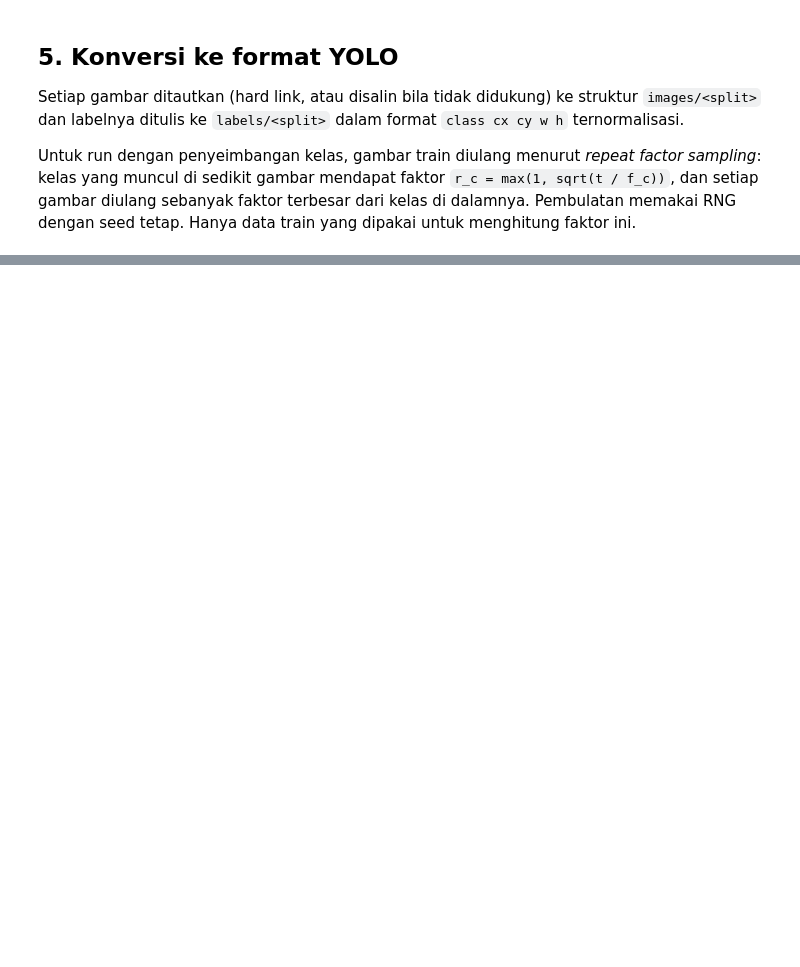
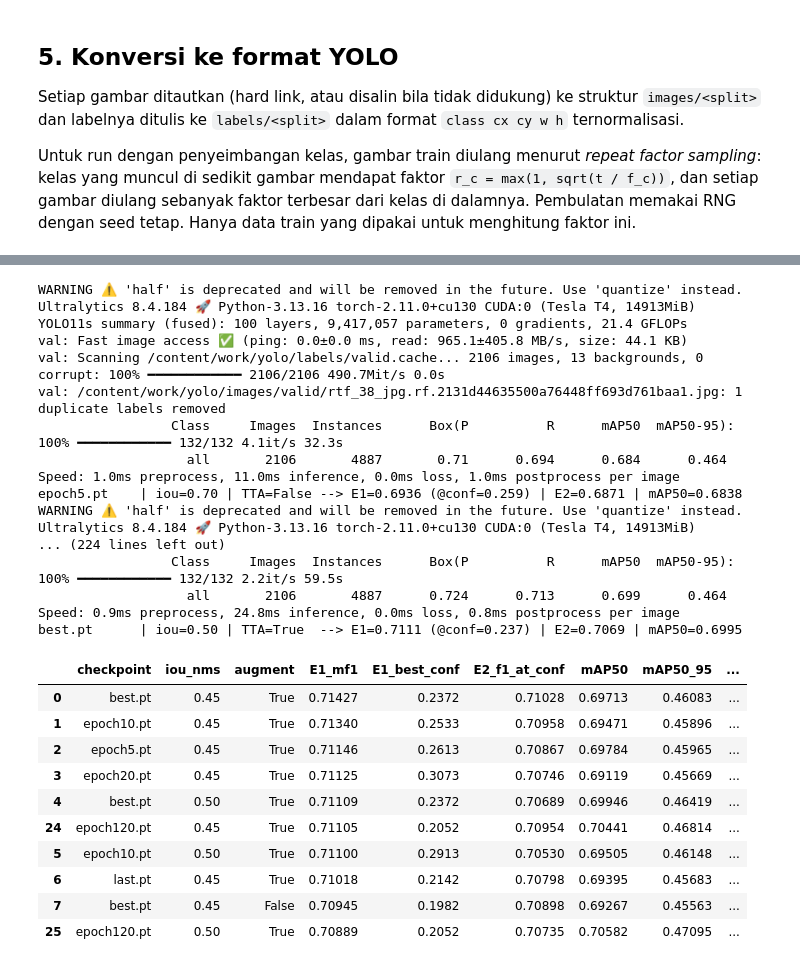
Before and after one commit to DimasPanca/telepati-agridata, a Jupyter notebook: notebooks/agridata_pipeline.ipynb, the cells around one changed output, grey strips where cells are left out. Cells and saved outputs as stored; diff of their text form; code cells hidden in the pictures; blank space fills up the shorter version.

```diff
--- a/notebooks/agridata_pipeline.ipynb
+++ b/notebooks/agridata_pipeline.ipynb
@@ -372,7 +353,7 @@ def export_split(split: str, images: pd.DataFrame, boxes: pd.DataFrame, out_root
         stem, suffix = Path(file_name).stem, Path(file_name).suffix
         for k in range((repeats or {}).get(file_name, 1)):
             name = stem if k == 0 else f"{stem}__rep{k}"
-            link_or_copy(RAW_DIR / split / file_name, image_dir / f"{name}{suffix}")
+            link_or_copy(BASE_DIR / split / file_name, image_dir / f"{name}{suffix}")
             (label_dir / f"{name}.txt").write_text(lines)
             written += 1
     return written
@@ -861,0 +581,19 @@ if MODE == "inference_only":
+# %%
+top_ckpt_name = df_eval.iloc[0]["checkpoint"]
+top_ckpt_path = weights_dir / top_ckpt_name
+print(f"Checkpoint acuan: {top_ckpt_name}\n")
+
+tuning_rows = []
+for iou_val in [0.45, 0.50, 0.55, 0.60, 0.65, 0.70, 0.75]:
+    for use_tta in [False, True]:
+        res = evaluate_checkpoint(top_ckpt_path, data_yaml_path, iou_nms=iou_val,
+                                  fixed_conf=0.235, augment=use_tta)
+        tuning_rows.append(res)
+        print(f"iou={iou_val:.2f} | TTA={str(use_tta):<5} --> "
+              f"E1={res['E1_mf1']:.4f} (@conf={res['E1_best_conf']:.3f}) | "
+              f"BrownSpot={res['F1_Brown spot']:.4f} | Blast={res['F1_Blast']:.4f} | "
+              f"mAP50={res['mAP50']:.4f}")
+
+df_tuning = pd.DataFrame(tuning_rows).sort_values("E1_mf1", ascending=False)
+df_tuning.to_csv(eval_out_dir / "A_yolo11s_s42_postproc_tuning.csv", index=False)
+df_tuning.head(5)
@@ -861,0 +719,53 @@ if MODE == "inference_only":
+# %%
+ft_weights_dir = RUNS_DIR / "A_plus_nomosaic_s42" / "weights"
+ft_ckpt_names = ["epoch5.pt", "epoch10.pt", "epoch15.pt", "epoch20.pt", "last.pt", "best.pt"]
+ft_ckpts = [ft_weights_dir / name for name in ft_ckpt_names if (ft_weights_dir / name).exists()]
+
+ft_eval_rows = []
+for ckpt in ft_ckpts:
+    for iou_val, use_tta in [(0.70, False), (0.45, False), (0.45, True), (0.50, True)]:
+        res = evaluate_checkpoint(ckpt, data_yaml_path, iou_nms=iou_val,
+                                  fixed_conf=0.205, augment=use_tta)
+        res["run_id"] = "A_plus_nomosaic_s42"
+        ft_eval_rows.append(res)
+        print(f"{res['checkpoint']:<12} | iou={iou_val:.2f} | TTA={str(use_tta):<5} --> "
+              f"E1={res['E1_mf1']:.4f} (@conf={res['E1_best_conf']:.3f}) | "
+              f"E2={res['E2_f1_at_conf']:.4f} | mAP50={res['mAP50']:.4f}")
+
+df_ft_eval = pd.DataFrame(ft_eval_rows).sort_values("E1_mf1", ascending=False)
+df_ft_eval.to_csv(eval_out_dir / "A_plus_nomosaic_s42_valid_checkpoints.csv", index=False)
+
+df_run_a = pd.read_csv(eval_out_dir / "A_yolo11s_s42_postproc_tuning.csv")
+df_run_a["run_id"] = "A_yolo11s_s42"
+df_combined = pd.concat([df_ft_eval, df_run_a], ignore_index=True).sort_values("E1_mf1", ascending=False)
+df_combined.to_csv(eval_out_dir / "checkpoint_eval_valid.csv", index=False)
+df_combined.head(10)
+# %% [output]
+WARNING ⚠️ 'half' is deprecated and will be removed in the future. Use 'quantize' instead.
+Ultralytics 8.4.184 🚀 Python-3.13.16 torch-2.11.0+cu130 CUDA:0 (Tesla T4, 14913MiB)
+YOLO11s summary (fused): 100 layers, 9,417,057 parameters, 0 gradients, 21.4 GFLOPs
+val: Fast image access ✅ (ping: 0.0±0.0 ms, read: 965.1±405.8 MB/s, size: 44.1 KB)
+val: Scanning /content/work/yolo/labels/valid.cache... 2106 images, 13 backgrounds, 0 corrupt: 100% ━━━━━━━━━━━━ 2106/2106 490.7Mit/s 0.0s
+val: /content/work/yolo/images/valid/rtf_38_jpg.rf.2131d44635500a76448ff693d761baa1.jpg: 1 duplicate labels removed
+                 Class     Images  Instances      Box(P          R      mAP50  mAP50-95): 100% ━━━━━━━━━━━━ 132/132 4.1it/s 32.3s
+                   all       2106       4887       0.71      0.694      0.684      0.464
+Speed: 1.0ms preprocess, 11.0ms inference, 0.0ms loss, 1.0ms postprocess per image
+epoch5.pt    | iou=0.70 | TTA=False --> E1=0.6936 (@conf=0.259) | E2=0.6871 | mAP50=0.6838
+WARNING ⚠️ 'half' is deprecated and will be removed in the future. Use 'quantize' instead.
+Ultralytics 8.4.184 🚀 Python-3.13.16 torch-2.11.0+cu130 CUDA:0 (Tesla T4, 14913MiB)
+... (224 lines left out)
+                 Class     Images  Instances      Box(P          R      mAP50  mAP50-95): 100% ━━━━━━━━━━━━ 132/132 2.2it/s 59.5s
+                   all       2106       4887      0.724      0.713      0.699      0.464
+Speed: 0.9ms preprocess, 24.8ms inference, 0.0ms loss, 0.8ms postprocess per image
+best.pt      | iou=0.50 | TTA=True  --> E1=0.7111 (@conf=0.237) | E2=0.7069 | mAP50=0.6995
+|  | checkpoint | iou_nms | augment | E1_mf1 | E1_best_conf | E2_f1_at_conf | mAP50 | mAP50_95 | ... |
+| 0 | best.pt | 0.45 | True | 0.71427 | 0.2372 | 0.71028 | 0.69713 | 0.46083 | ... |
+| 1 | epoch10.pt | 0.45 | True | 0.71340 | 0.2533 | 0.70958 | 0.69471 | 0.45896 | ... |
+| 2 | epoch5.pt | 0.45 | True | 0.71146 | 0.2613 | 0.70867 | 0.69784 | 0.45965 | ... |
+| 3 | epoch20.pt | 0.45 | True | 0.71125 | 0.3073 | 0.70746 | 0.69119 | 0.45669 | ... |
+| 4 | best.pt | 0.50 | True | 0.71109 | 0.2372 | 0.70689 | 0.69946 | 0.46419 | ... |
+| 24 | epoch120.pt | 0.45 | True | 0.71105 | 0.2052 | 0.70954 | 0.70441 | 0.46814 | ... |
+| 5 | epoch10.pt | 0.50 | True | 0.71100 | 0.2913 | 0.70530 | 0.69505 | 0.46148 | ... |
+| 6 | last.pt | 0.45 | True | 0.71018 | 0.2142 | 0.70798 | 0.69395 | 0.45683 | ... |
+| 7 | best.pt | 0.45 | False | 0.70945 | 0.1982 | 0.70898 | 0.69267 | 0.45563 | ... |
+| 25 | epoch120.pt | 0.50 | True | 0.70889 | 0.2052 | 0.70735 | 0.70582 | 0.47095 | ... |
```
Also changed, not shown: parts of 41 cells of this notebook.
